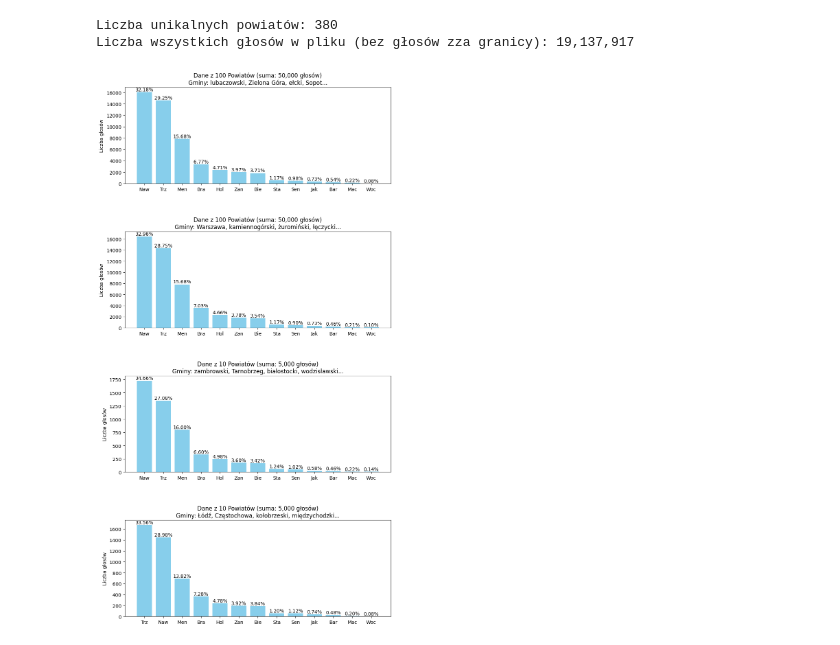
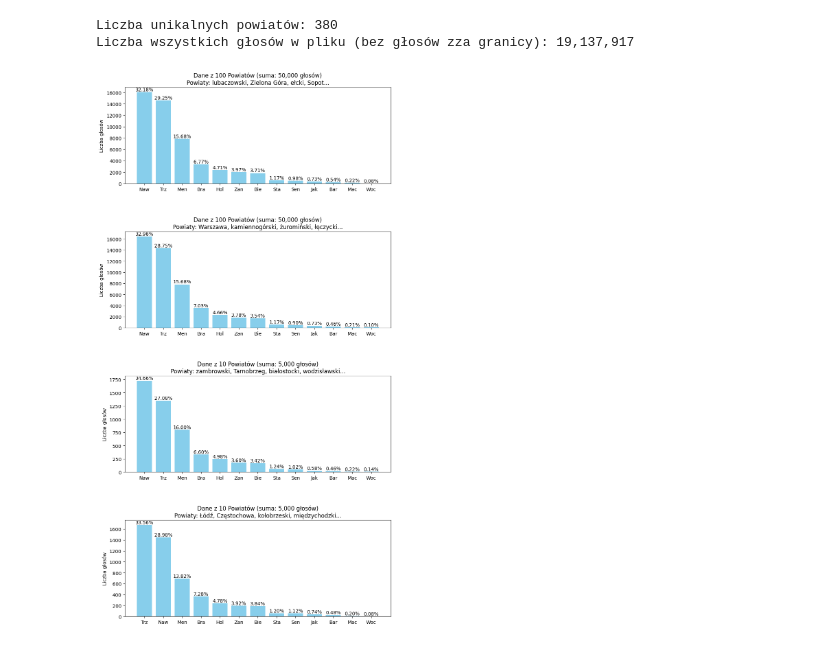
Before and after one commit to pinovha/symulacja-sondazu-2025, a Jupyter notebook: proby_losowe_z_wybranych_powiatow.ipynb, the cells around one changed output. Cells and saved outputs as stored; diff of their text form; code cells hidden in the pictures.

Commit message:
Update chart title

```diff
--- a/proby_losowe_z_wybranych_powiatow.ipynb
+++ b/proby_losowe_z_wybranych_powiatow.ipynb
@@ -120,32 +120,32 @@ fig.subplots_adjust(hspace=0.5)
 for ax, (nazwa, dane) in zip(axs, wyniki_probek.items()):
     lista_powiatow = dane["nazwy_powiatow"]
     # Liczenie głosów w danej próbce za pomocą Counter
     licznik_probki = dane["sumowane_glosy"]
     # Sortowanie wyników malejąco według liczby głosów
     posortowana_probka = sorted(licznik_probki.items(), key=lambda x: x[1], reverse=True)
     # Rozpakowanie posortowanych danych na osobne listy
     posortowani_kandydaci, posortowane_glosy = zip(*posortowana_probka)
     # Obliczenie sumy dla późniejszego liczenia procentów
     suma_glosow = sum(posortowane_glosy)
 
     # Rysowanie wykresu słupkowego i zapisanie obiektów słupków do zmiennej bars
     bars = ax.bar(posortowani_kandydaci, posortowane_glosy, color='skyblue')
 
     skrocone_powiaty = ', '.join(lista_powiatow[:4]) + ('...' if len(lista_powiatow) > 4 else '')
 
     # Dodanie tytułu wykresu oraz pospisu osi y
-    ax.set_title(f"Dane z {len(dane['powiaty'])} {'Powiatów' if len(dane['powiaty']) > 1 else 'Powiatu'} (suma: {suma_glosow:,} głosów)\nGminy: {skrocone_powiaty}")
+    ax.set_title(f"Dane z {len(dane['powiaty'])} {'Powiatów' if len(dane['powiaty']) > 1 else 'Powiatu'} (suma: {suma_glosow:,} głosów)\nPowiaty: {skrocone_powiaty}")
     ax.set_ylabel(f"Liczba głosów")
 
     # Iteracja jednocześnie po słupkach w zmiennej bars oraz po liczbach głosów w krotce posortowane_glosy
     for bar, glosy_kandydata in zip(bars, posortowane_glosy):
         wysokosc = bar.get_height()
         # Obliczenie procentów
         procent = glosy_kandydata / suma_glosow * 100
         # plt.text(x, y, tekst) dodaje tekst do wykresu w punkcie o współrzędnych (x, y)
         # w tym przypadku ax.text umiescza wartości procentowe nad każdym słupkiem
         ax.text(bar.get_x() + bar.get_width()/2, wysokosc, f"{procent:.2f}%", ha='center', va='bottom')
 
 plt.show()
 # %% [output]
-[figure, old version]
+[figure, new version]
```
